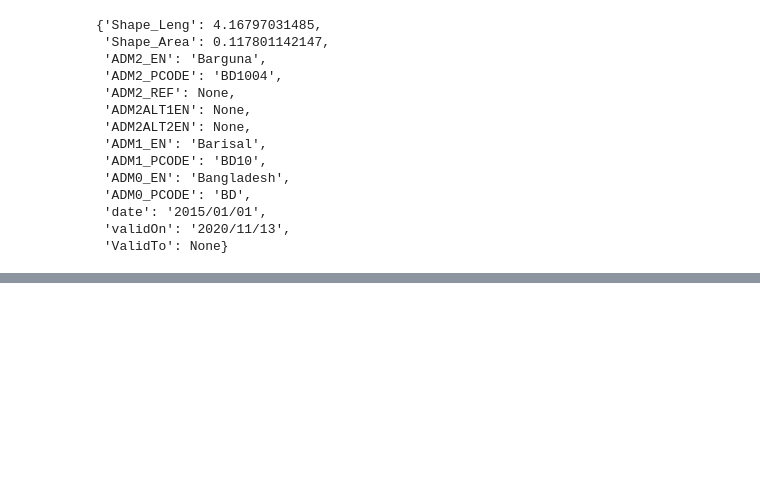
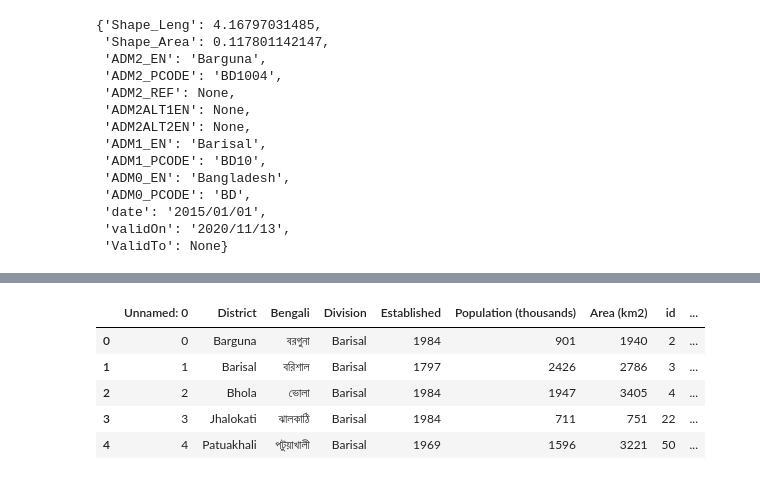
Before and after one commit to ahnaf-tahmid-chowdhury/Choropleth-Bangladesh, a Jupyter notebook: Choropleth-map.ipynb, the cells around one changed output, grey strips where cells are left out. Drawn from its saved outputs; the diff is of its cells as text; code cells hidden in the pictures; blank space fills up the shorter version.

```diff
--- a/Choropleth-map.ipynb
+++ b/Choropleth-map.ipynb
@@ -162,0 +177,12 @@ df.head()
+# %%
+import numpy as np
+df['Population scale'] = np.log10(df['Population (thousands)'])
+# %%
+df.head()
+# %% [output]
+|  | Unnamed: 0 | District | Bengali | Division | Established | Population (thousands) | Area (km2) | id | ... |
+| 0 | 0 | Barguna | বরগুনা | Barisal | 1984 | 901 | 1940 | 2 | ... |
+| 1 | 1 | Barisal | বরিশাল | Barisal | 1797 | 2426 | 2786 | 3 | ... |
+| 2 | 2 | Bhola | ভোলা | Barisal | 1984 | 1947 | 3405 | 4 | ... |
+| 3 | 3 | Jhalokati | ঝালকাঠি | Barisal | 1984 | 711 | 751 | 22 | ... |
+| 4 | 4 | Patuakhali | পটুয়াখালী | Barisal | 1969 | 1596 | 3221 | 50 | ... |
```
Also changed, not shown: parts of 8 cells of this notebook.
